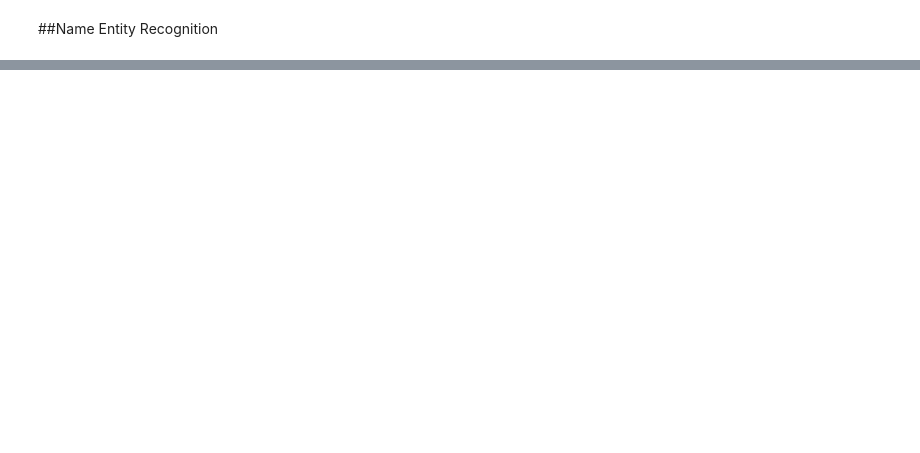
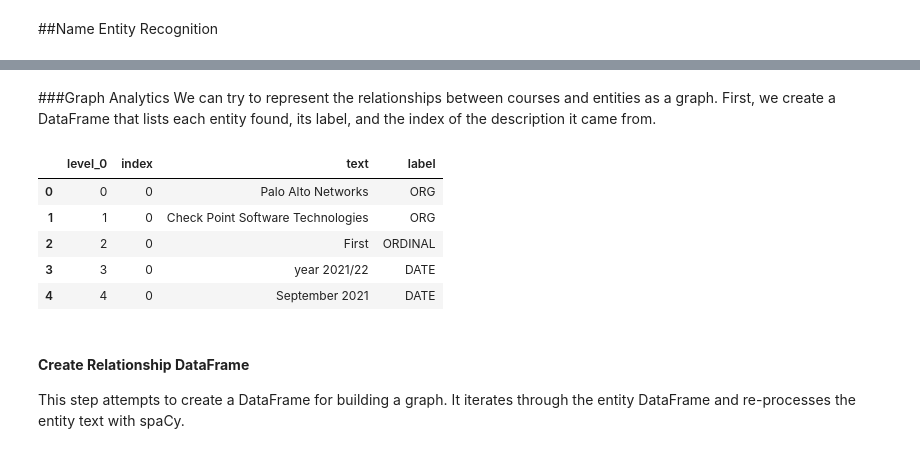
Before and after one commit to ELTE-DSED/course_data_analysis, a Jupyter notebook: dslab1.ipynb, the cells around one changed output, grey strips where cells are left out. Drawn from its saved outputs; the diff is of its cells as text; code cells hidden in the pictures; blank space fills up the shorter version.

```diff
--- a/dslab1.ipynb
+++ b/dslab1.ipynb
@@ -387,0 +309,6 @@ Most Common Bigrams:
+# %%
+# Apply the preprocessing function to course descriptions
+df['desc_tokens'] = df['description'].apply(preprocess_text)
+
+# Display the first few tokenized descriptions
+df['desc_tokens'].head()
@@ -387,0 +323,4 @@ Most Common Bigrams:
+# %%
+# Apply the preprocessing function to course titles too and display the first few
+df['title_tokens'] = df['study_program_name'].apply(preprocess_text)
+df['title_tokens'].head()
@@ -614,0 +702,22 @@ Students
+# %%
+# Create sets to store unique organization and facility names
+organizations = set()
+facilites = set()
+
+# Iterate through all entities and add 'ORG' and 'FAC' entities to their respective sets
+for entities in all_entities:
+    for ent_text, ent_label in entities:
+        if ent_label == 'ORG':
+            organizations.add(ent_text)
+        elif ent_label == 'FAC':
+            facilites.add(ent_text)
+
+# Print the extracted organizations
+print('Organizations from the course descriptions:')
+for org in organizations:
+    print(org)
+
+# Print the extracted facilities
+print('\nFacilities from the course descriptions:')
+for fac in facilites:
+    print(fac)
@@ -614,0 +742,26 @@ Students
+# %% [markdown]
+###Graph Analytics
+We can try to represent the relationships between courses and entities as a graph. First, we create a DataFrame that lists each entity found, its label, and the index of the description it came from.
+# %%
+# Create a list to store data for the DataFrame
+data = []
+
+# Iterate through the extracted entities and format them for the DataFrame
+for i, entities in enumerate(all_entities):
+    for entity, label in entities:
+        data.append({'index': i, 'text': entity, 'label': label})
+
+# Create a pandas DataFrame from the list
+sp_df = pd.DataFrame(data)
+sp_df.reset_index(inplace=True)
+sp_df.head() # Display the first few rows of the new DataFrame
+# %% [output]
+|  | level_0 | index | text | label |
+| 0 | 0 | 0 | Palo Alto Networks | ORG |
+| 1 | 1 | 0 | Check Point Software Technologies | ORG |
+| 2 | 2 | 0 | First | ORDINAL |
+| 3 | 3 | 0 | year 2021/22 | DATE |
+| 4 | 4 | 0 | September 2021 | DATE |
+# %% [markdown]
+#### **Create Relationship DataFrame**
+This step attempts to create a DataFrame for building a graph. It iterates through the entity DataFrame and re-processes the entity text with spaCy.
```
Also changed, not shown: parts of 139 cells of this notebook.
